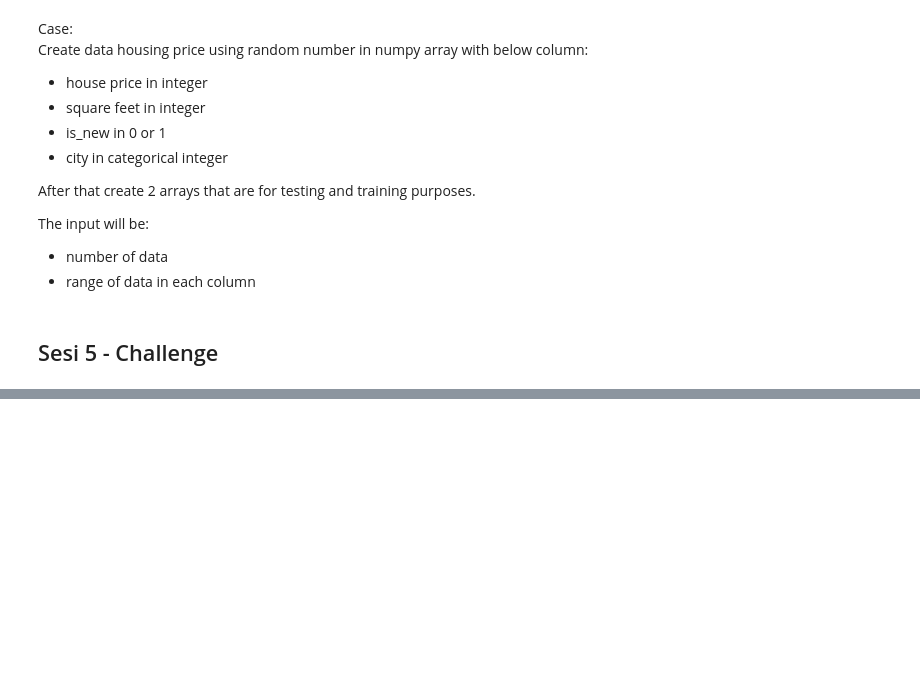
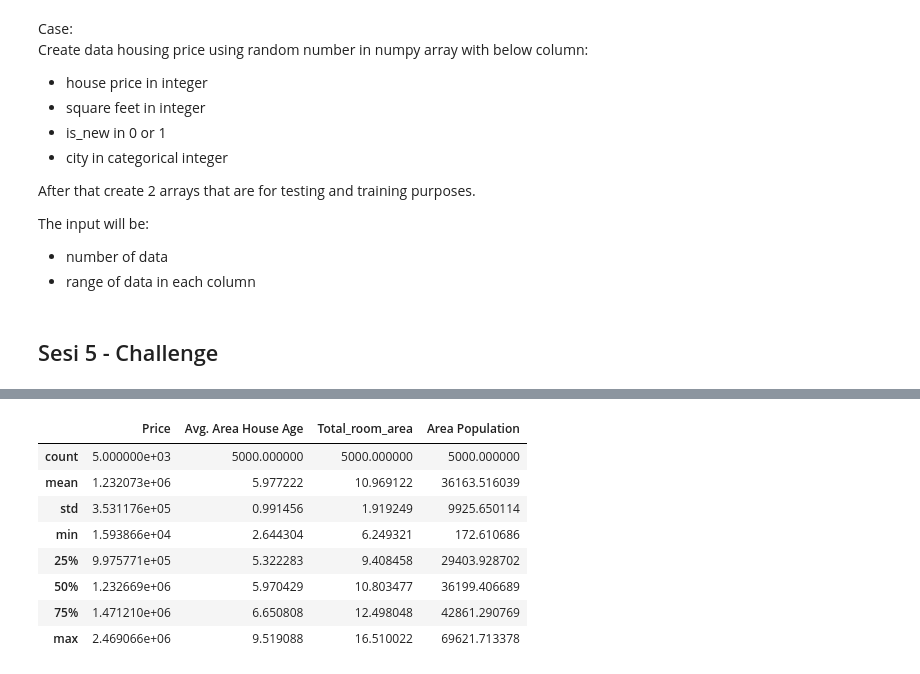
Before and after one commit to reshadirga/H8_PYTN057ONL, a Jupyter notebook: PYTN057ONL Challanges.ipynb, the cells around one changed output, grey strips where cells are left out. Cells and saved outputs as stored; diff of their text form; code cells hidden in the pictures; blank space fills up the shorter version.

```diff
--- a/PYTN057ONL Challanges.ipynb
+++ b/PYTN057ONL Challanges.ipynb
@@ -258,0 +230,13 @@ a.groupby('age')['Total_Grade'].median().plot()
+# %%
+df_housing['Total_room_area'] = df_housing['Avg. Area Number of Rooms'] + df_housing['Avg. Area Number of Bedrooms']
+df_housing[['Price','Avg. Area House Age','Total_room_area', 'Area Population']].describe()
+# %% [output]
+|  | Price | Avg. Area House Age | Total_room_area | Area Population |
+| count | 5.000000e+03 | 5000.000000 | 5000.000000 | 5000.000000 |
+| mean | 1.232073e+06 | 5.977222 | 10.969122 | 36163.516039 |
+| std | 3.531176e+05 | 0.991456 | 1.919249 | 9925.650114 |
+| min | 1.593866e+04 | 2.644304 | 6.249321 | 172.610686 |
+| 25% | 9.975771e+05 | 5.322283 | 9.408458 | 29403.928702 |
+| 50% | 1.232669e+06 | 5.970429 | 10.803477 | 36199.406689 |
+| 75% | 1.471210e+06 | 6.650808 | 12.498048 | 42861.290769 |
+| max | 2.469066e+06 | 9.519088 | 16.510022 | 69621.713378 |
```
Also changed, not shown: parts of 20 cells of this notebook, 1 other file.
